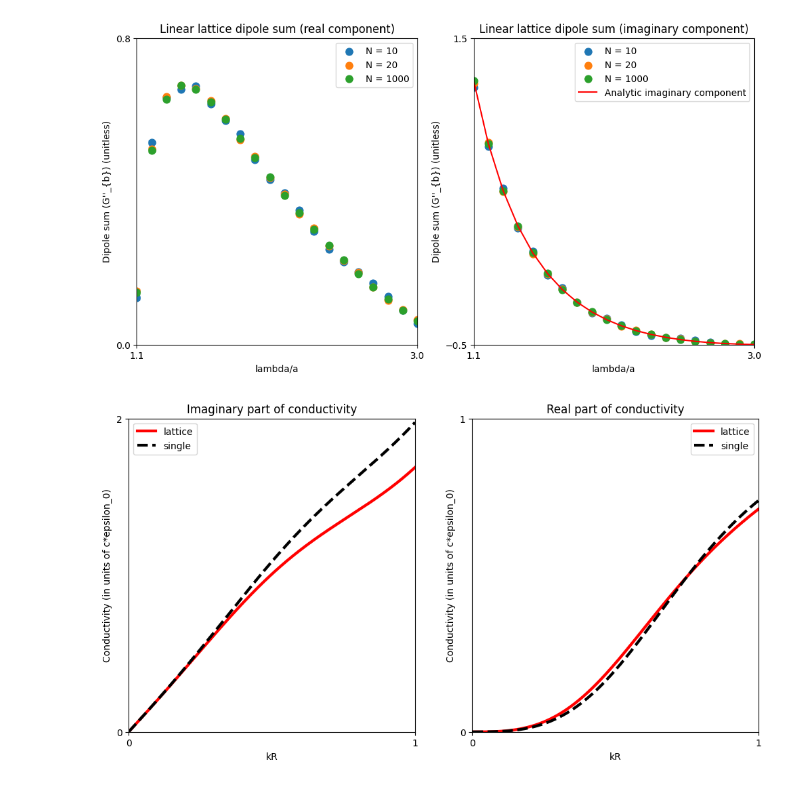
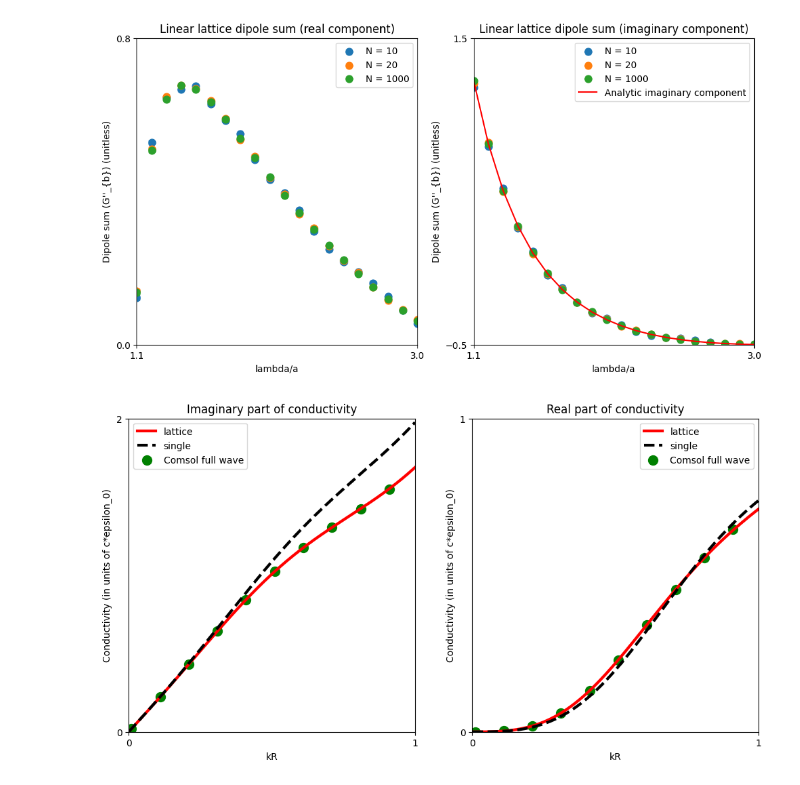
Before and after one commit to AliGhorashiCMT/Coherent-Perfect-Absorption, a Jupyter notebook: cylinders/Dipole lattice sums.ipynb, the cells around one changed output. Cells and saved outputs as stored; diff of their text form; code cells hidden in the pictures.

Commit message:
Full wave lattice calculations

```diff
--- a/cylinders/Dipole lattice sums.ipynb
+++ b/cylinders/Dipole lattice sums.ipynb
@@ -7,6 +8,10 @@ from numpy import sqrt, linspace, zeros, ones, argmin, log, unravel_index, pi, a
 from utils import hl1_prime, hl2_prime, h_z_cpa_numerator, h_z_cpa, e_z_cpa, h_z_recursive_cpa, e_z_recursive_cpa
 tau = 6.4*1e-13 # scattering time in seconds
 from utils import hbar, c, alpha
+# %%
+loaded_comsol_data = sio.loadmat("coated_systems_grating_data.mat")
+comsol_sigma_cpa = loaded_comsol_data["sigma_cpa"]
+comsol_k_plus = loaded_comsol_data["k_p"]
 # %% [markdown]
 ### We look at the component of the Dyadic, $a^2\sum_{m\neq 0}\partial_y^2 G(0, m)=-\frac{i}{4}\sum_m \frac{2\pi a}{m\lambda}H_1^{(1)}(2\pi ma/\lambda)$, since we are interested with normal incidence with the electric field perpendicular to the cylinder axis.
 # %%
@@ -148,30 +153,34 @@ assert all(h_z_cpa(l, x, epsilon, -1j*(sigma_real_single+1j*sigma_imaginary_sing
 # %%
 fig, (ax1, ax2) = plt.subplots(1, 2, figsize=(12, 6))
 ax1.plot(x, sigmas_cpa_lattice[1, :], color="red", label="lattice", linewidth=3)
 ax1.plot(x, sigmas_cpa_single[1, :], color="black", label="single", linestyle="dashed", linewidth=3)
 #ax1.plot(x, quasistatic_dispersion, label="quasistatic approximation", color="blue", linestyle="solid", linewidth=3)#ax1.set_ylim(0, 2)
 
 ax1.set_xlim(0, max_kr)
 ax1.set_xlabel("kR")
 ax1.set_title("Imaginary part of conductivity")
 ax1.set_ylabel("Conductivity (in units of c*epsilon_0)")
 ax1.set_ylim(0, 2);
 
 ax2.plot(x, sigmas_cpa_lattice[0, :], color="red", label="lattice", linewidth=3)
 ax2.plot(x, sigmas_cpa_single[0, :], color="black", label="single", linestyle="dashed", linewidth=3)
 ax2.set_xlabel("kR")
 ax2.set_xlim(0, max_kr)
 ax2.set_title("Real part of conductivity")
 ax2.set_ylabel("Conductivity (in units of c*epsilon_0)");
 ax2.set_ylim(0, 1);
 ax2.set_xticks([0, 1])
 ax1.set_xticks([0, 1])
 
 ax2.set_yticks([0, 1])
 ax1.set_yticks([0, 2]);
+
+ax2.scatter(comsol_k_plus.T, comsol_sigma_cpa.real, s=100, color="green", label="Comsol full wave")
+ax1.scatter(comsol_k_plus.T, comsol_sigma_cpa.imag, s=100, color="green", label="Comsol full wave");
+
 ax1.legend()
 ax2.legend();
 
-plt.savefig("./paper/lattice_cpa_conductivity.pdf")
+#plt.savefig("./paper/lattice_cpa_conductivity.pdf")
 # %% [output]
-[figure, old version]
+[figure, new version]
```
Also changed, not shown: parts of 1 cell of this notebook, 1 other file.
